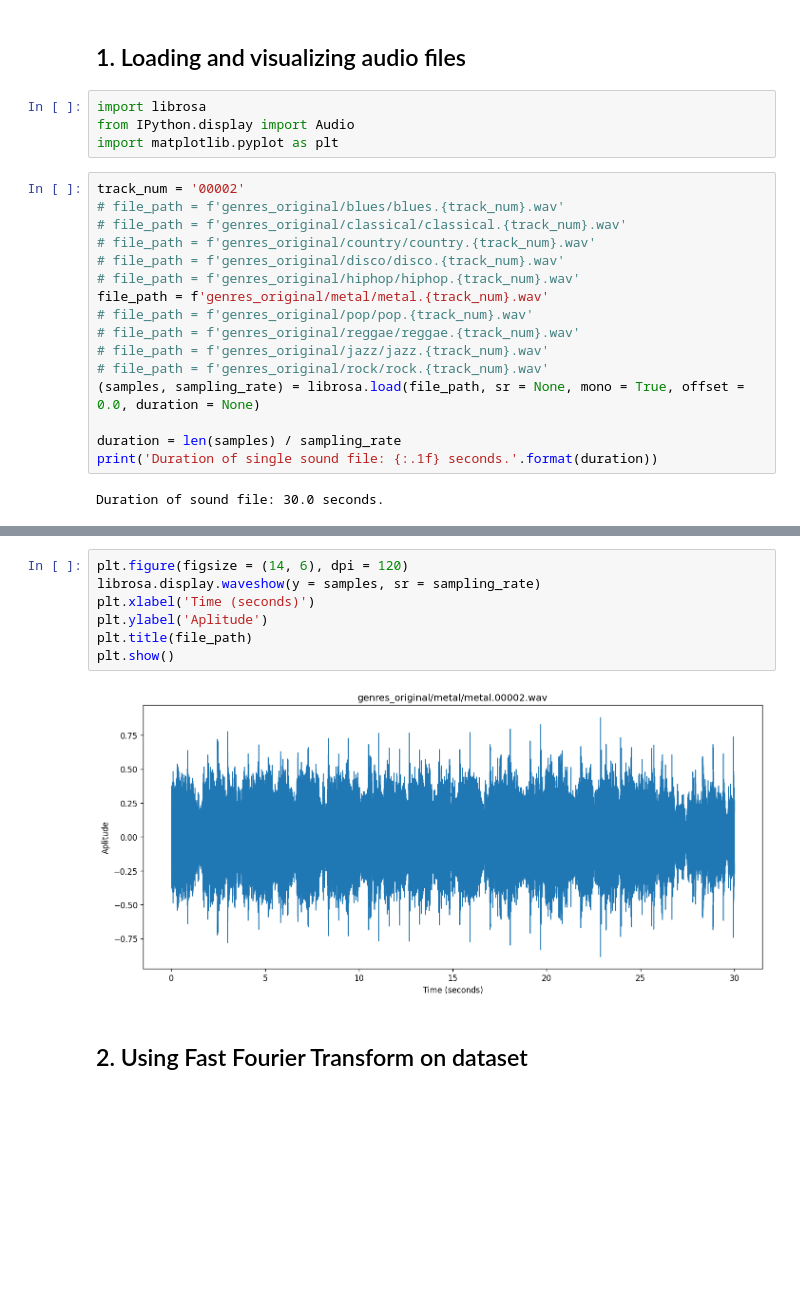
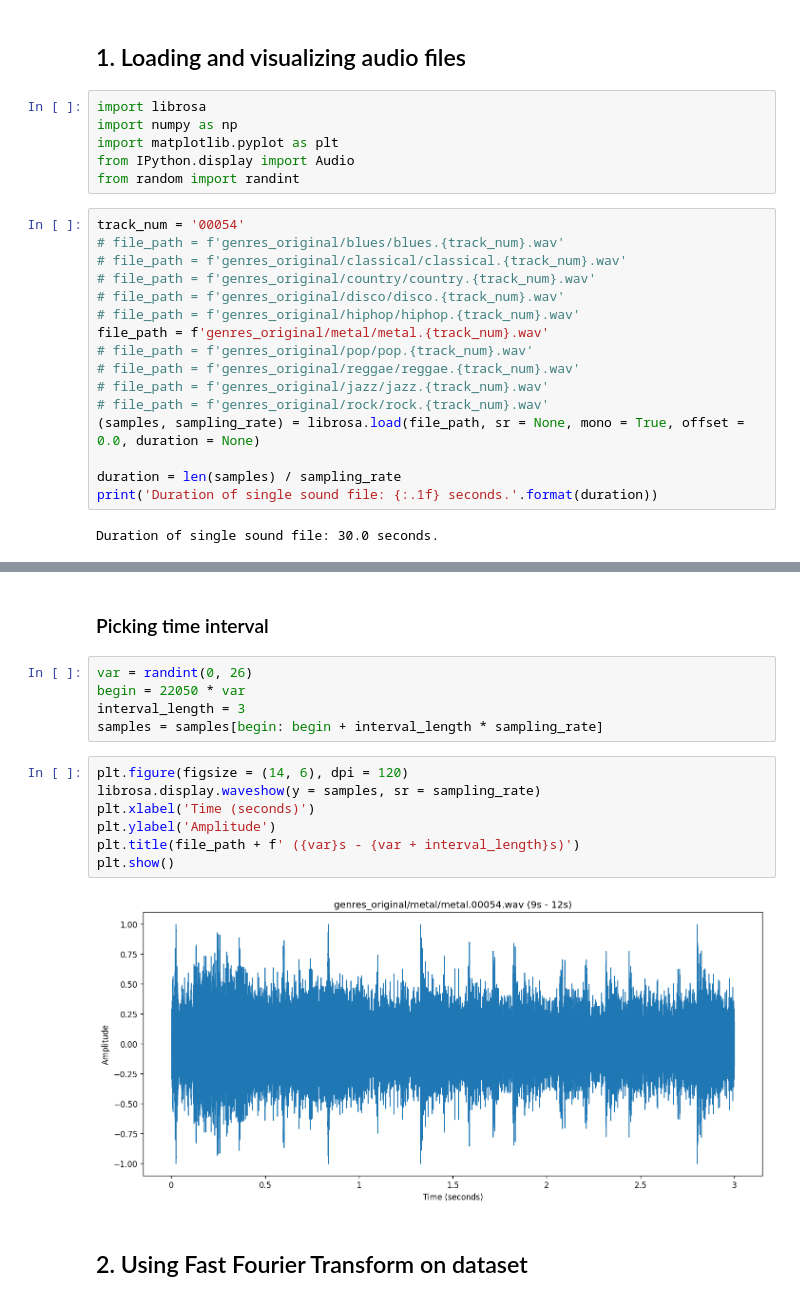
Before and after one commit to konradmaciejczyk/audio-signal-preprocessing-for-ml-classification-models, a Jupyter notebook: project_notebook.ipynb, the cells around one changed output, grey strips where cells are left out. Saved outputs shown, nothing was run; the diff lists cells and outputs as text; blank space fills up the shorter version.

```diff
--- a/project_notebook.ipynb
+++ b/project_notebook.ipynb
@@ -6,10 +6,12 @@ Wrocław University of Science and Technology, Trusted AI, 2023
 ## 1. Loading and visualizing audio files
 # %%
 import librosa
+import numpy as np
+import matplotlib.pyplot as plt
 from IPython.display import Audio
-import matplotlib.pyplot as plt
+from random import randint
 # %%
-track_num = '00002'
+track_num = '00054'
 # file_path = f'genres_original/blues/blues.{track_num}.wav'
 # file_path = f'genres_original/classical/classical.{track_num}.wav'
 # file_path = f'genres_original/country/country.{track_num}.wav'
@@ -25,19 +27,26 @@ file_path = f'genres_original/metal/metal.{track_num}.wav'
 duration = len(samples) / sampling_rate
 print('Duration of single sound file: {:.1f} seconds.'.format(duration))
 # %% [output]
-Duration of sound file: 30.0 seconds.
+Duration of single sound file: 30.0 seconds.
 # %%
 Audio(file_path)
 # %% [output]
 [interactive output not drawn]
+# %% [markdown]
+### Picking time interval
+# %%
+var = randint(0, 26)
+begin = 22050 * var
+interval_length = 3
+samples = samples[begin: begin + interval_length * sampling_rate]
 # %%
 plt.figure(figsize = (14, 6), dpi = 120)
 librosa.display.waveshow(y = samples, sr = sampling_rate)
 plt.xlabel('Time (seconds)')
-plt.ylabel('Aplitude')
-plt.title(file_path)
+plt.ylabel('Amplitude')
+plt.title(file_path + f' ({var}s - {var + interval_length}s)')
 plt.show()
 # %% [output]
-[figure, old version]
+[figure, new version]
 # %% [markdown]
 ## 2. Using Fast Fourier Transform on dataset
```
Also changed, not shown: parts of 2 cells of this notebook.
